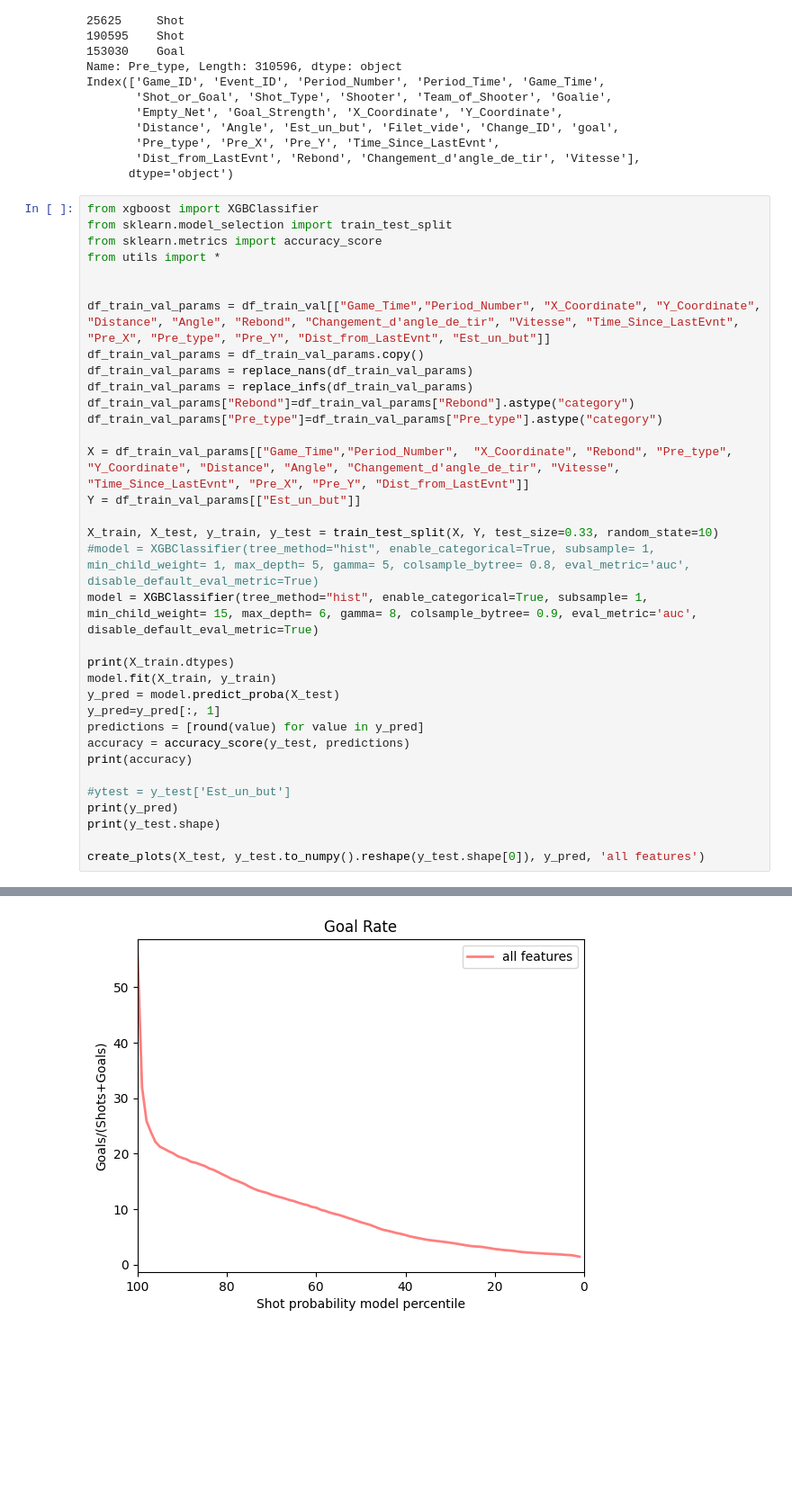
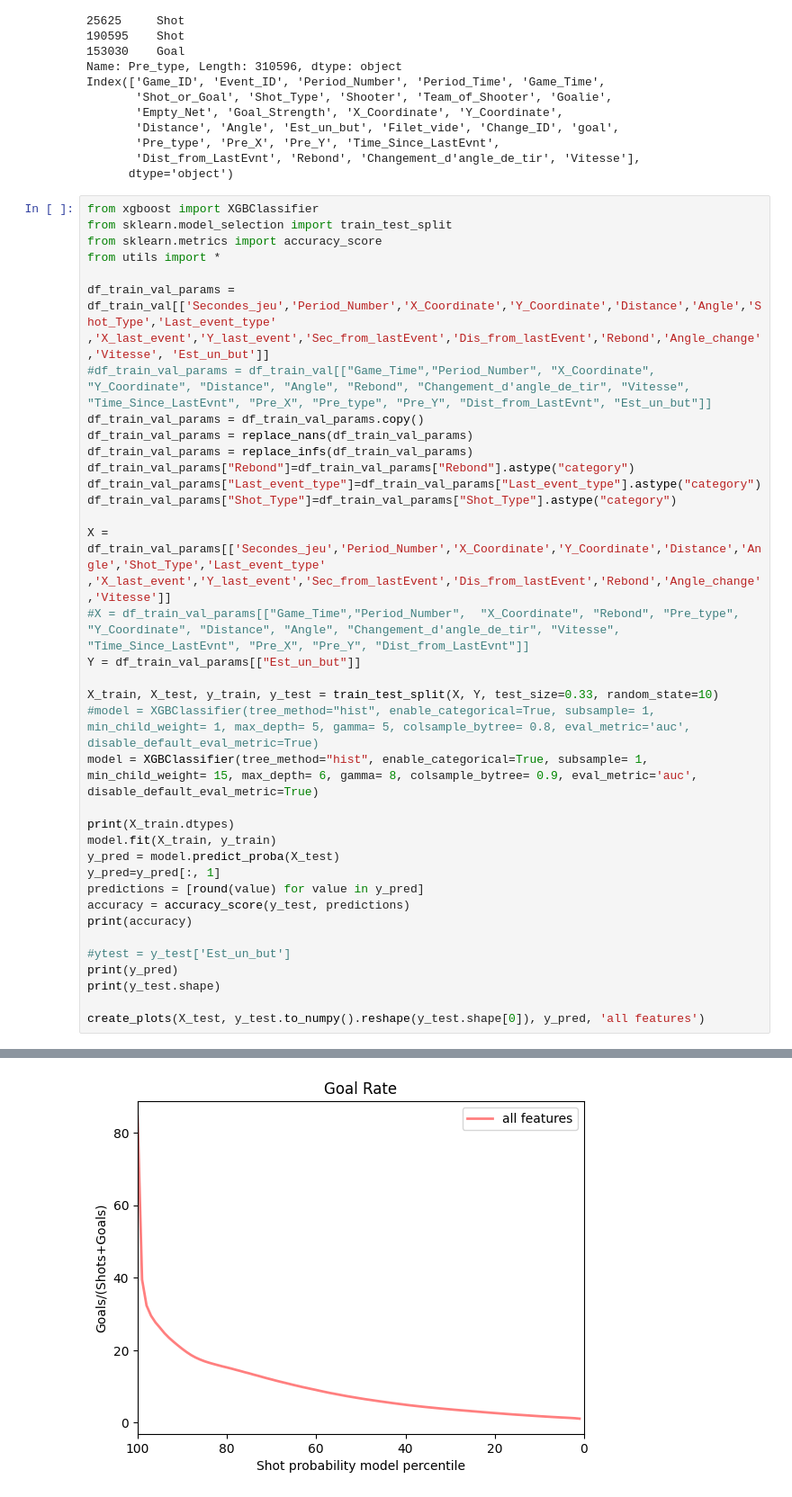
Before and after one commit to teylouniseif/ift-6758-a22, a Jupyter notebook: q5.ipynb, the cells around one changed output, grey strips where cells are left out. Shown at 90% size. Drawn from its saved outputs; the diff is of its cells as text; blank space fills up the shorter version.

```diff
--- a/q5.ipynb
+++ b/q5.ipynb
@@ -192,15 +175,19 @@ from sklearn.model_selection import train_test_split
 from sklearn.metrics import accuracy_score
 from utils import *
 
-
-df_train_val_params = df_train_val[["Game_Time","Period_Number", "X_Coordinate", "Y_Coordinate", "Distance", "Angle", "Rebond", "Changement_d'angle_de_tir", "Vitesse", "Time_Since_LastEvnt", "Pre_X", "Pre_type", "Pre_Y", "Dist_from_LastEvnt", "Est_un_but"]]
+df_train_val_params = df_train_val[['Secondes_jeu','Period_Number','X_Coordinate','Y_Coordinate','Distance','Angle','Shot_Type','Last_event_type'
+,'X_last_event','Y_last_event','Sec_from_lastEvent','Dis_from_lastEvent','Rebond','Angle_change','Vitesse', 'Est_un_but']]
+#df_train_val_params = df_train_val[["Game_Time","Period_Number", "X_Coordinate", "Y_Coordinate", "Distance", "Angle", "Rebond", "Changement_d'angle_de_tir", "Vitesse", "Time_Since_LastEvnt", "Pre_X", "Pre_type", "Pre_Y", "Dist_from_LastEvnt", "Est_un_but"]]
 df_train_val_params = df_train_val_params.copy()
 df_train_val_params = replace_nans(df_train_val_params)
 df_train_val_params = replace_infs(df_train_val_params)
 df_train_val_params["Rebond"]=df_train_val_params["Rebond"].astype("category")
-df_train_val_params["Pre_type"]=df_train_val_params["Pre_type"].astype("category")
+df_train_val_params["Last_event_type"]=df_train_val_params["Last_event_type"].astype("category")
+df_train_val_params["Shot_Type"]=df_train_val_params["Shot_Type"].astype("category")
 
-X = df_train_val_params[["Game_Time","Period_Number",  "X_Coordinate", "Rebond", "Pre_type", "Y_Coordinate", "Distance", "Angle", "Changement_d'angle_de_tir", "Vitesse", "Time_Since_LastEvnt", "Pre_X", "Pre_Y", "Dist_from_LastEvnt"]]
+X = df_train_val_params[['Secondes_jeu','Period_Number','X_Coordinate','Y_Coordinate','Distance','Angle','Shot_Type','Last_event_type'
+,'X_last_event','Y_last_event','Sec_from_lastEvent','Dis_from_lastEvent','Rebond','Angle_change','Vitesse']]
+#X = df_train_val_params[["Game_Time","Period_Number",  "X_Coordinate", "Rebond", "Pre_type", "Y_Coordinate", "Distance", "Angle", "Changement_d'angle_de_tir", "Vitesse", "Time_Since_LastEvnt", "Pre_X", "Pre_Y", "Dist_from_LastEvnt"]]
 Y = df_train_val_params[["Est_un_but"]]
 
 X_train, X_test, y_train, y_test = train_test_split(X, Y, test_size=0.33, random_state=10)
@@ -250 +231 @@ dtype: object
-[figure, old version]
+[figure, new version]
```
Also changed, not shown: parts of 7 cells of this notebook, 3 other files.
